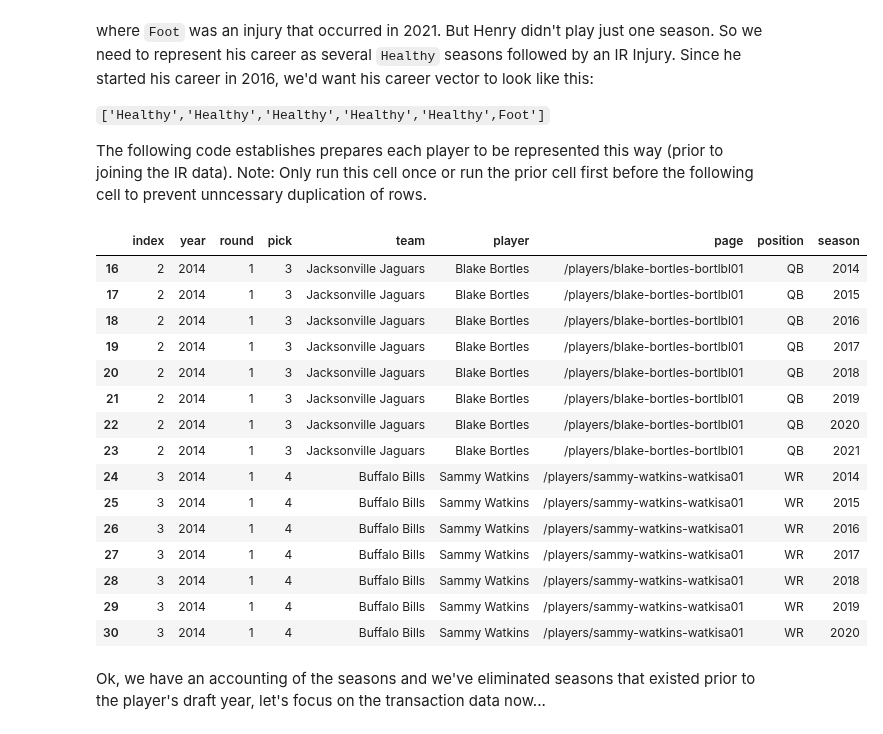
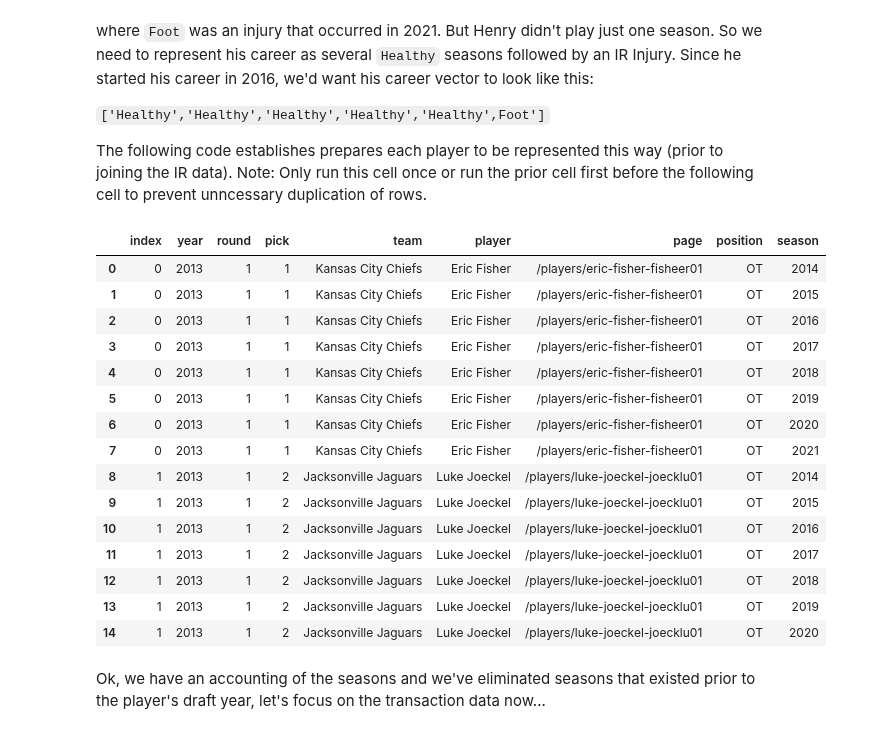
Before and after one commit to djboudia/Gridiron-Gurneys, a Jupyter notebook: 01_Problem_Formulation_Extraction.ipynb, the cells around one changed output. Drawn from its saved outputs; the diff is of its cells as text; code cells hidden in the pictures.

```diff
--- a/01_Problem_Formulation_Extraction.ipynb
+++ b/01_Problem_Formulation_Extraction.ipynb
@@ -132,5 +115,5 @@ NameError: name 'year_lst' is not defined
 # %%
-df = pd.read_csv("2014_2022_Draft.csv")
+df = pd.read_csv("2013_2022_Draft.csv")
 df = df[df['year'] < 2022]
 # %% [markdown]
 Great! We have all of the NFL Draftees from 2014 to 2021 (2022 draftees haven't provided us much info at the time of this writing).  To prepare for the joining of the transaction data, I need to create rows  for every player between the time they were drafted and now.  Using only the transaction data will only provide us the seasons in which an IR transaction occurred, but we can't rely on it to account for every season. This is crucial, as we want to represent every season of a player's career (whether there was an injury or not).
@@ -148,49 +131,52 @@ The following code establishes prepares each player to be represented this way (
 # %%
 # Create a list of seasons
 lst_seasons = [2014,2015,2016,2017,2018,2019,2020,2021]
 
 
 # Create a pandas series that cycles through the number of players (represented as the # of pandas rows * the list of seasons we care about
 seasons = pd.Series(df.shape[0] *  lst_seasons)
 
 
 # Duplicate each player row by the length of the number of seasons (length of the list of seasons above).
 # Reset the index so that the series can match up to the df's index
 df = df.iloc[df.index.repeat(len(lst_seasons)),:].reset_index()
 
 
 # Create a new column from the pandas series
 df['season'] = seasons
 
 
 
 
 # Let's remove any seasons that occurred prior to a player's draft year - because players don't play prior to being drafted
 # We also should also filter out any positions we don't care about - namely defensive positions.  My FFB League accrues points
 # for QB, RB, WR and TE positions.
 
-df = df[(df['position'].isin(['QB','RB','WR','TE'])) &
-       (df['year'] <= df['season'])]
+# df = df[(df['position'].isin(['QB','RB','WR','TE'])) &
+#        (df['year'] <= df['season'])]
+
+df = df[df['year'] <= df['season']]
+
 
 
 df.head(15)
 # %% [output]
 |  | index | year | round | pick | team | player | page | position | season |
-| 16 | 2 | 2014 | 1 | 3 | Jacksonville Jaguars | Blake Bortles | /players/blake-bortles-bortlbl01 | QB | 2014 |
-| 17 | 2 | 2014 | 1 | 3 | Jacksonville Jaguars | Blake Bortles | /players/blake-bortles-bortlbl01 | QB | 2015 |
-| 18 | 2 | 2014 | 1 | 3 | Jacksonville Jaguars | Blake Bortles | /players/blake-bortles-bortlbl01 | QB | 2016 |
-| 19 | 2 | 2014 | 1 | 3 | Jacksonville Jaguars | Blake Bortles | /players/blake-bortles-bortlbl01 | QB | 2017 |
-| 20 | 2 | 2014 | 1 | 3 | Jacksonville Jaguars | Blake Bortles | /players/blake-bortles-bortlbl01 | QB | 2018 |
-| 21 | 2 | 2014 | 1 | 3 | Jacksonville Jaguars | Blake Bortles | /players/blake-bortles-bortlbl01 | QB | 2019 |
-| 22 | 2 | 2014 | 1 | 3 | Jacksonville Jaguars | Blake Bortles | /players/blake-bortles-bortlbl01 | QB | 2020 |
-| 23 | 2 | 2014 | 1 | 3 | Jacksonville Jaguars | Blake Bortles | /players/blake-bortles-bortlbl01 | QB | 2021 |
-| 24 | 3 | 2014 | 1 | 4 | Buffalo Bills | Sammy Watkins | /players/sammy-watkins-watkisa01 | WR | 2014 |
-| 25 | 3 | 2014 | 1 | 4 | Buffalo Bills | Sammy Watkins | /players/sammy-watkins-watkisa01 | WR | 2015 |
-| 26 | 3 | 2014 | 1 | 4 | Buffalo Bills | Sammy Watkins | /players/sammy-watkins-watkisa01 | WR | 2016 |
-| 27 | 3 | 2014 | 1 | 4 | Buffalo Bills | Sammy Watkins | /players/sammy-watkins-watkisa01 | WR | 2017 |
-| 28 | 3 | 2014 | 1 | 4 | Buffalo Bills | Sammy Watkins | /players/sammy-watkins-watkisa01 | WR | 2018 |
-| 29 | 3 | 2014 | 1 | 4 | Buffalo Bills | Sammy Watkins | /players/sammy-watkins-watkisa01 | WR | 2019 |
-| 30 | 3 | 2014 | 1 | 4 | Buffalo Bills | Sammy Watkins | /players/sammy-watkins-watkisa01 | WR | 2020 |
+| 0 | 0 | 2013 | 1 | 1 | Kansas City Chiefs | Eric Fisher | /players/eric-fisher-fisheer01 | OT | 2014 |
+| 1 | 0 | 2013 | 1 | 1 | Kansas City Chiefs | Eric Fisher | /players/eric-fisher-fisheer01 | OT | 2015 |
+| 2 | 0 | 2013 | 1 | 1 | Kansas City Chiefs | Eric Fisher | /players/eric-fisher-fisheer01 | OT | 2016 |
+| 3 | 0 | 2013 | 1 | 1 | Kansas City Chiefs | Eric Fisher | /players/eric-fisher-fisheer01 | OT | 2017 |
+| 4 | 0 | 2013 | 1 | 1 | Kansas City Chiefs | Eric Fisher | /players/eric-fisher-fisheer01 | OT | 2018 |
+| 5 | 0 | 2013 | 1 | 1 | Kansas City Chiefs | Eric Fisher | /players/eric-fisher-fisheer01 | OT | 2019 |
+| 6 | 0 | 2013 | 1 | 1 | Kansas City Chiefs | Eric Fisher | /players/eric-fisher-fisheer01 | OT | 2020 |
+| 7 | 0 | 2013 | 1 | 1 | Kansas City Chiefs | Eric Fisher | /players/eric-fisher-fisheer01 | OT | 2021 |
+| 8 | 1 | 2013 | 1 | 2 | Jacksonville Jaguars | Luke Joeckel | /players/luke-joeckel-joecklu01 | OT | 2014 |
+| 9 | 1 | 2013 | 1 | 2 | Jacksonville Jaguars | Luke Joeckel | /players/luke-joeckel-joecklu01 | OT | 2015 |
+| 10 | 1 | 2013 | 1 | 2 | Jacksonville Jaguars | Luke Joeckel | /players/luke-joeckel-joecklu01 | OT | 2016 |
+| 11 | 1 | 2013 | 1 | 2 | Jacksonville Jaguars | Luke Joeckel | /players/luke-joeckel-joecklu01 | OT | 2017 |
+| 12 | 1 | 2013 | 1 | 2 | Jacksonville Jaguars | Luke Joeckel | /players/luke-joeckel-joecklu01 | OT | 2018 |
+| 13 | 1 | 2013 | 1 | 2 | Jacksonville Jaguars | Luke Joeckel | /players/luke-joeckel-joecklu01 | OT | 2019 |
+| 14 | 1 | 2013 | 1 | 2 | Jacksonville Jaguars | Luke Joeckel | /players/luke-joeckel-joecklu01 | OT | 2020 |
 # %% [markdown]
 Ok, we have an accounting of the seasons and we've eliminated seasons that existed prior to the player's draft year, let's focus on the transaction data now...
 # %% [markdown]
```
Also changed, not shown: parts of 28 cells of this notebook, 13 other files.
